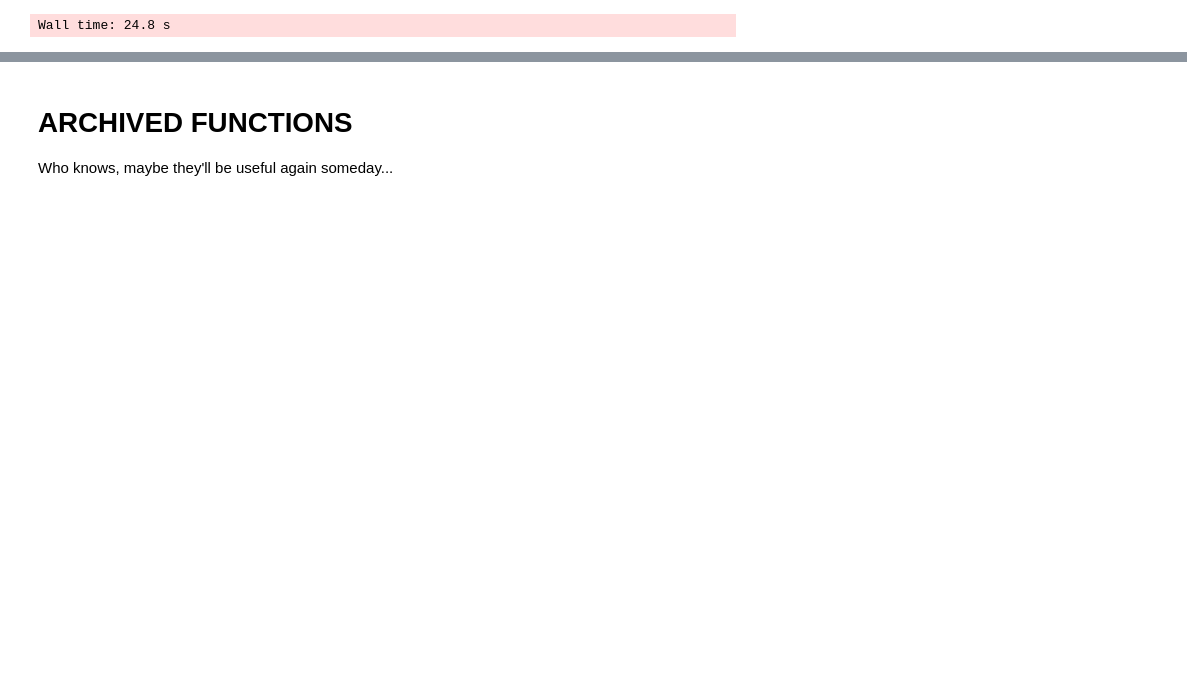
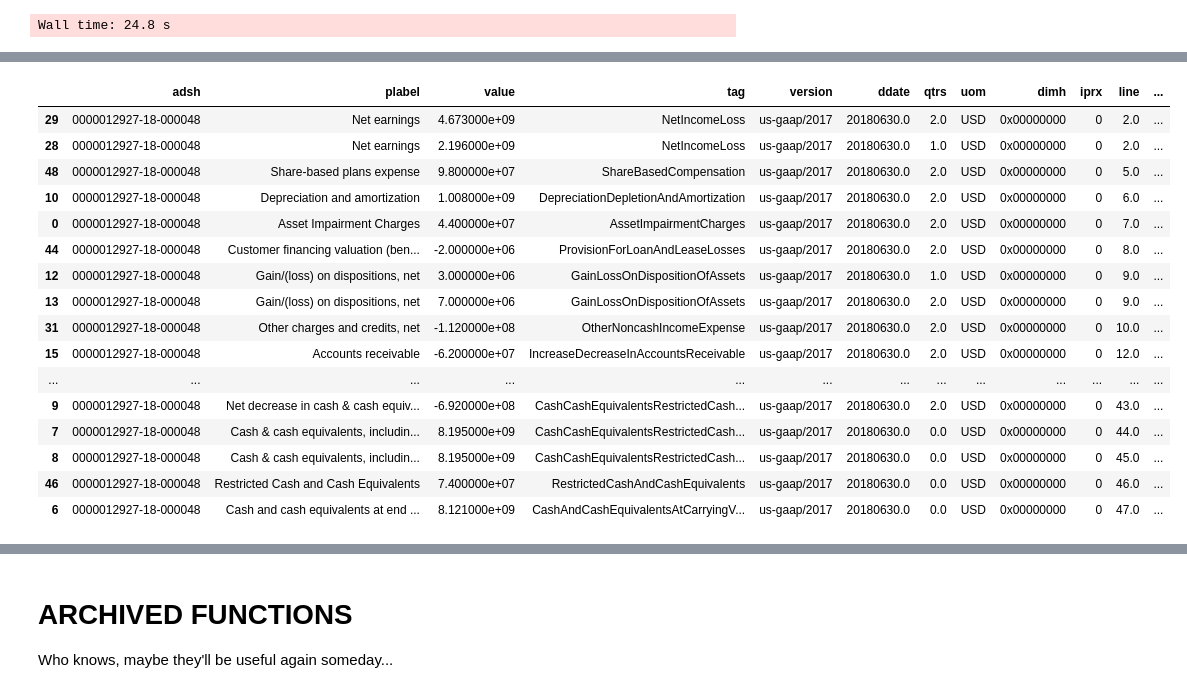
Before and after one commit to mxpoch/LPS, a Jupyter notebook: Scripts/LPS_Workbench.ipynb, the cells around one changed output, grey strips where cells are left out. Drawn from its saved outputs; the diff is of its cells as text; code cells hidden in the pictures; blank space fills up the shorter version.

```diff
--- a/Scripts/LPS_Workbench.ipynb
+++ b/Scripts/LPS_Workbench.ipynb
@@ -76,0 +61,4 @@ len(cik)
+# %%
+%%time
+tt.extract_statement('0000012927-18-000048', statement='CF')
+# %% [output]
@@ -77,2 +66,19 @@ len(cik)
+|  | adsh | plabel | value | tag | version | ddate | qtrs | uom | dimh | iprx | line | ... |
+| 29 | 0000012927-18-000048 | Net earnings | 4.673000e+09 | NetIncomeLoss | us-gaap/2017 | 20180630.0 | 2.0 | USD | 0x00000000 | 0 | 2.0 | ... |
+| 28 | 0000012927-18-000048 | Net earnings | 2.196000e+09 | NetIncomeLoss | us-gaap/2017 | 20180630.0 | 1.0 | USD | 0x00000000 | 0 | 2.0 | ... |
+| 48 | 0000012927-18-000048 | Share-based plans expense | 9.800000e+07 | ShareBasedCompensation | us-gaap/2017 | 20180630.0 | 2.0 | USD | 0x00000000 | 0 | 5.0 | ... |
+| 10 | 0000012927-18-000048 | Depreciation and amortization | 1.008000e+09 | DepreciationDepletionAndAmortization | us-gaap/2017 | 20180630.0 | 2.0 | USD | 0x00000000 | 0 | 6.0 | ... |
+| 0 | 0000012927-18-000048 | Asset Impairment Charges | 4.400000e+07 | AssetImpairmentCharges | us-gaap/2017 | 20180630.0 | 2.0 | USD | 0x00000000 | 0 | 7.0 | ... |
+| 44 | 0000012927-18-000048 | Customer financing valuation (ben... | -2.000000e+06 | ProvisionForLoanAndLeaseLosses | us-gaap/2017 | 20180630.0 | 2.0 | USD | 0x00000000 | 0 | 8.0 | ... |
+| 12 | 0000012927-18-000048 | Gain/(loss) on dispositions, net | 3.000000e+06 | GainLossOnDispositionOfAssets | us-gaap/2017 | 20180630.0 | 1.0 | USD | 0x00000000 | 0 | 9.0 | ... |
+| 13 | 0000012927-18-000048 | Gain/(loss) on dispositions, net | 7.000000e+06 | GainLossOnDispositionOfAssets | us-gaap/2017 | 20180630.0 | 2.0 | USD | 0x00000000 | 0 | 9.0 | ... |
+| 31 | 0000012927-18-000048 | Other charges and credits, net | -1.120000e+08 | OtherNoncashIncomeExpense | us-gaap/2017 | 20180630.0 | 2.0 | USD | 0x00000000 | 0 | 10.0 | ... |
+| 15 | 0000012927-18-000048 | Accounts receivable | -6.200000e+07 | IncreaseDecreaseInAccountsReceivable | us-gaap/2017 | 20180630.0 | 2.0 | USD | 0x00000000 | 0 | 12.0 | ... |
+| ... | ... | ... | ... | ... | ... | ... | ... | ... | ... | ... | ... | ... |
+| 9 | 0000012927-18-000048 | Net decrease in cash & cash equiv... | -6.920000e+08 | CashCashEquivalentsRestrictedCash... | us-gaap/2017 | 20180630.0 | 2.0 | USD | 0x00000000 | 0 | 43.0 | ... |
+| 7 | 0000012927-18-000048 | Cash & cash equivalents, includin... | 8.195000e+09 | CashCashEquivalentsRestrictedCash... | us-gaap/2017 | 20180630.0 | 0.0 | USD | 0x00000000 | 0 | 44.0 | ... |
+| 8 | 0000012927-18-000048 | Cash & cash equivalents, includin... | 8.195000e+09 | CashCashEquivalentsRestrictedCash... | us-gaap/2017 | 20180630.0 | 0.0 | USD | 0x00000000 | 0 | 45.0 | ... |
+| 46 | 0000012927-18-000048 | Restricted Cash and Cash Equivalents | 7.400000e+07 | RestrictedCashAndCashEquivalents | us-gaap/2017 | 20180630.0 | 0.0 | USD | 0x00000000 | 0 | 46.0 | ... |
+| 6 | 0000012927-18-000048 | Cash and cash equivalents at end ... | 8.121000e+09 | CashAndCashEquivalentsAtCarryingV... | us-gaap/2017 | 20180630.0 | 0.0 | USD | 0x00000000 | 0 | 47.0 | ... |
 # %%
 %%time
```
Also changed, not shown: parts of 23 cells of this notebook, 1 other file.
